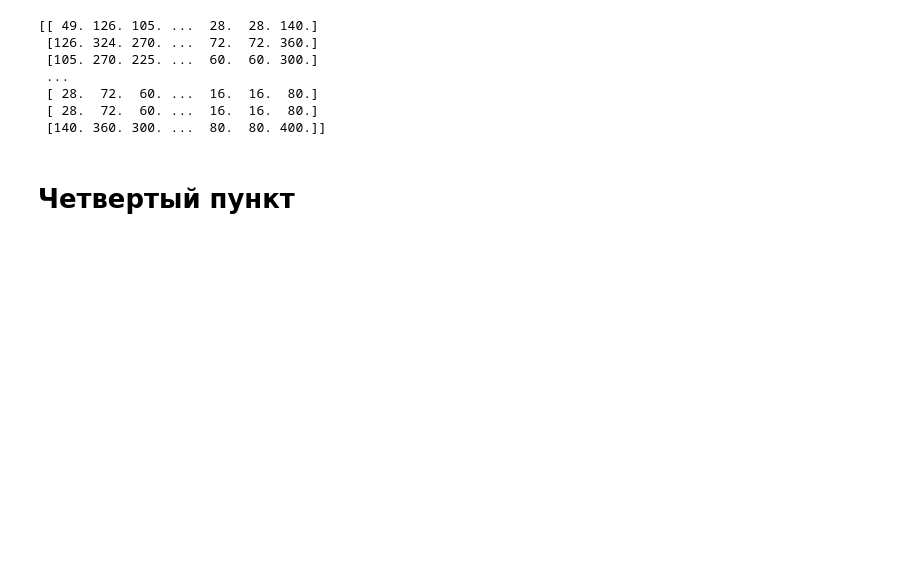
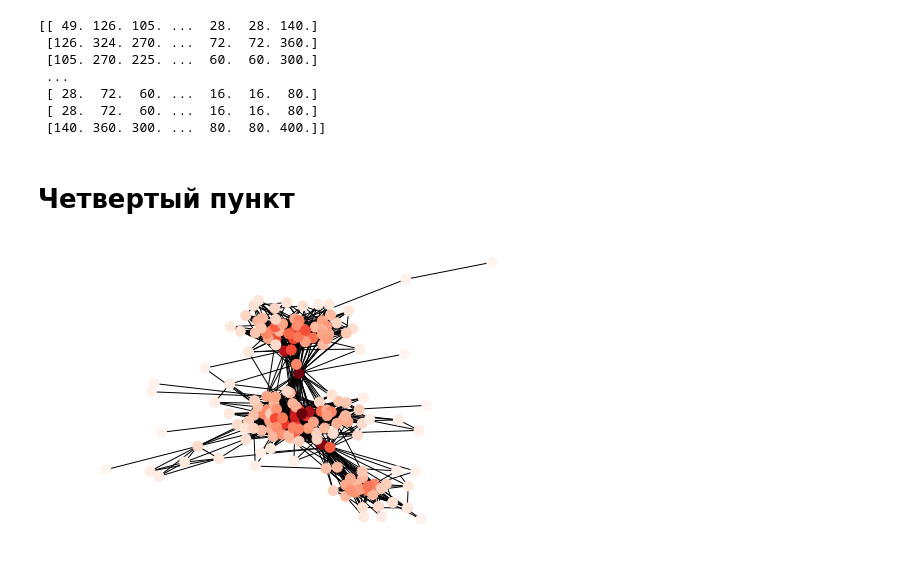
Before and after one commit to Egor14/vk-graph-analysis, a Jupyter notebook: open.ipynb, the cells around one changed output. Cells and saved outputs as stored; diff of their text form; code cells hidden in the pictures; blank space fills up the shorter version.

```diff
--- a/open.ipynb
+++ b/open.ipynb
@@ -216 +227,6 @@ for i in center:
 32879395
+# %%
+degree_sum = 0
+for i in G_main_comp_list.values():
+    degree_sum += len(i)
+print('Средняя степень вершины :', degree_sum/len(G_main_comp_list))
@@ -331,0 +340,11 @@ betweenness = {}
+# %%
+# Вычисление метрик и их визуализация(чем ярче цвет вершины, тем больше у нее значение определенной метрики)
+degree = {}
+metrics_count(degree, degree_centrality)
+x = []
+for i in degree.values():
+    x.append(i)
+nx.draw(G_main_comp, pos=None, node_size=100, node_color=x, cmap=plt.cm.Reds)
+plt.draw()
+# %% [output]
+[figure, added]
```
Also changed, not shown: parts of 27 cells of this notebook.
